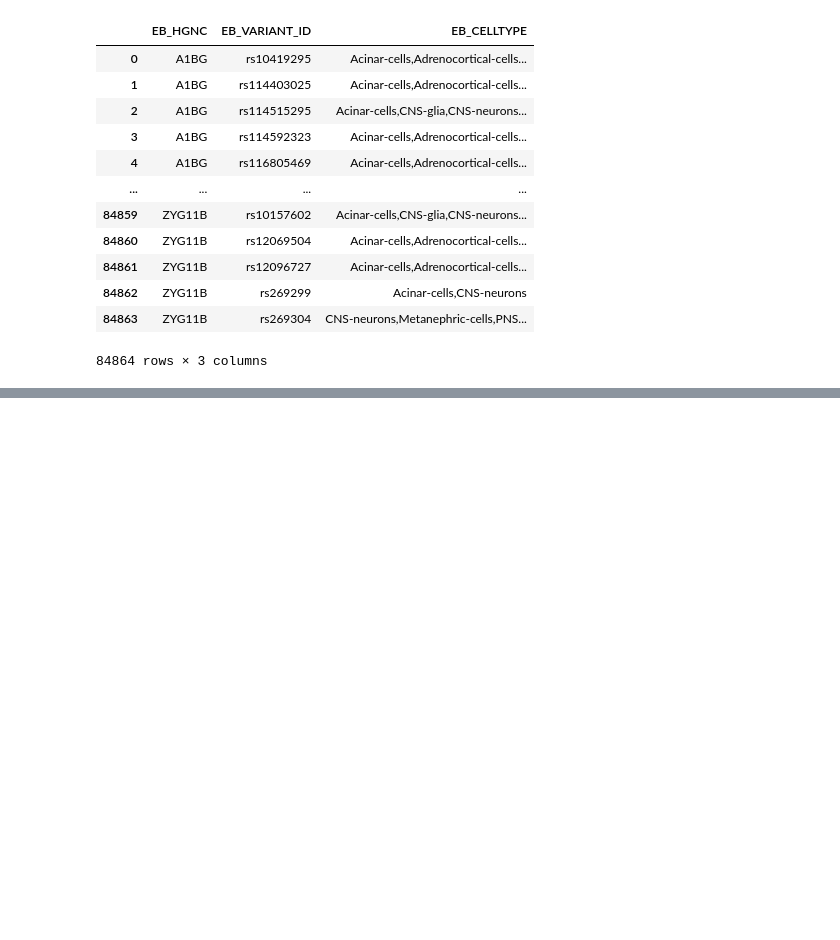
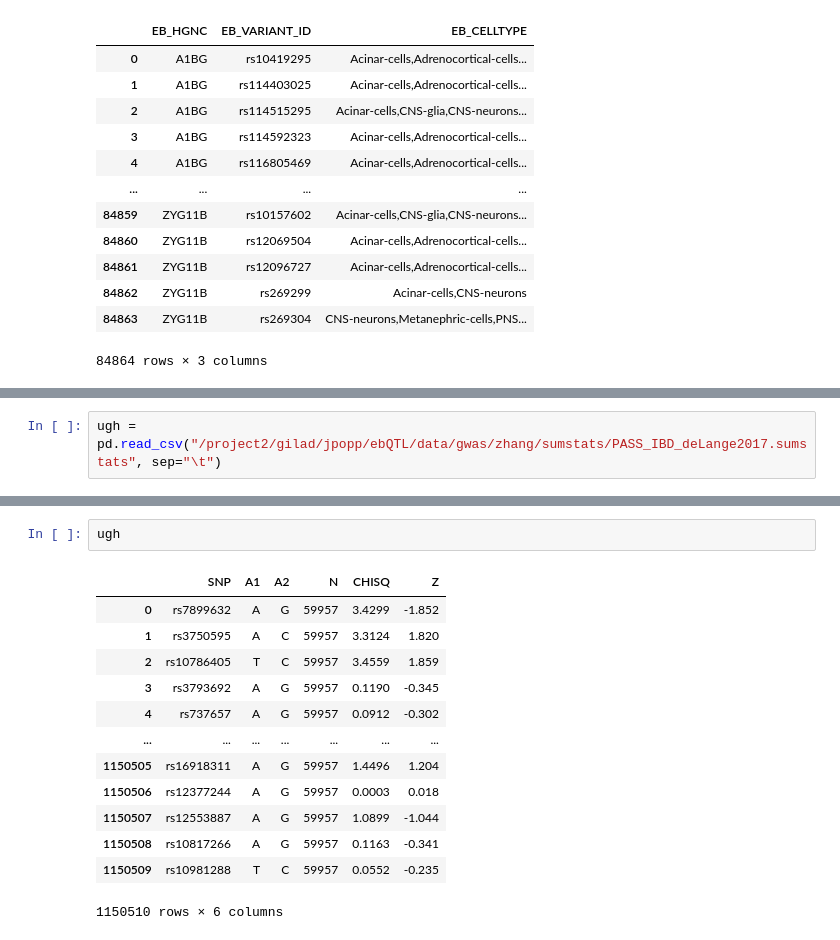
Before and after one commit to jmp448/hdcQTL, a Jupyter notebook: code/complex_trait_analysis/Untitled.ipynb, the cells around one changed output, grey strips where cells are left out. Drawn from its saved outputs; the diff is of its cells as text; blank space fills up the shorter version.

```diff
--- a/code/complex_trait_analysis/Untitled.ipynb
+++ b/code/complex_trait_analysis/Untitled.ipynb
@@ -116,0 +201,2 @@ Name: EB, Length: 778971, dtype: float64
+# %%
+ugh = pd.read_csv("/project2/gilad/jpopp/ebQTL/data/gwas/zhang/sumstats/PASS_IBD_deLange2017.sumstats", sep="\t")
@@ -116,0 +219,16 @@ Name: EB, Length: 778971, dtype: float64
+# %%
+ugh
+# %% [output]
+|  | SNP | A1 | A2 | N | CHISQ | Z |
+| 0 | rs7899632 | A | G | 59957 | 3.4299 | -1.852 |
+| 1 | rs3750595 | A | C | 59957 | 3.3124 | 1.820 |
+| 2 | rs10786405 | T | C | 59957 | 3.4559 | 1.859 |
+| 3 | rs3793692 | A | G | 59957 | 0.1190 | -0.345 |
+| 4 | rs737657 | A | G | 59957 | 0.0912 | -0.302 |
+| ... | ... | ... | ... | ... | ... | ... |
+| 1150505 | rs16918311 | A | G | 59957 | 1.4496 | 1.204 |
+| 1150506 | rs12377244 | A | G | 59957 | 0.0003 | 0.018 |
+| 1150507 | rs12553887 | A | G | 59957 | 1.0899 | -1.044 |
+| 1150508 | rs10817266 | A | G | 59957 | 0.1163 | -0.341 |
+| 1150509 | rs10981288 | T | C | 59957 | 0.0552 | -0.235 |
+1150510 rows × 6 columns
```
Also changed, not shown: parts of 26 cells of this notebook, 23 other files.
